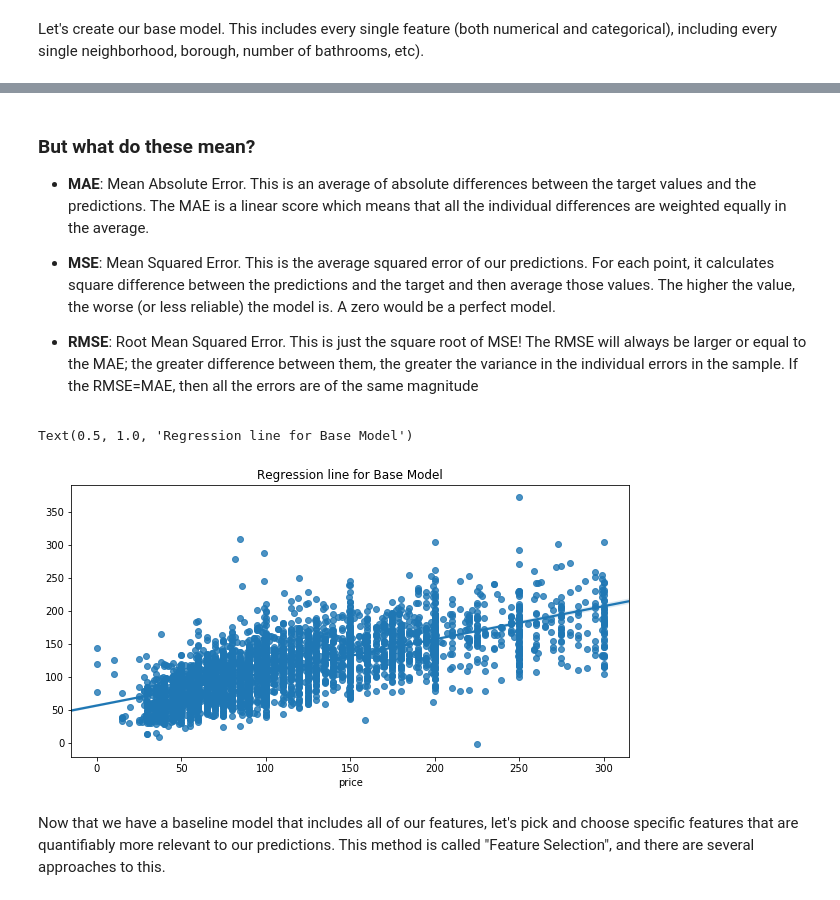
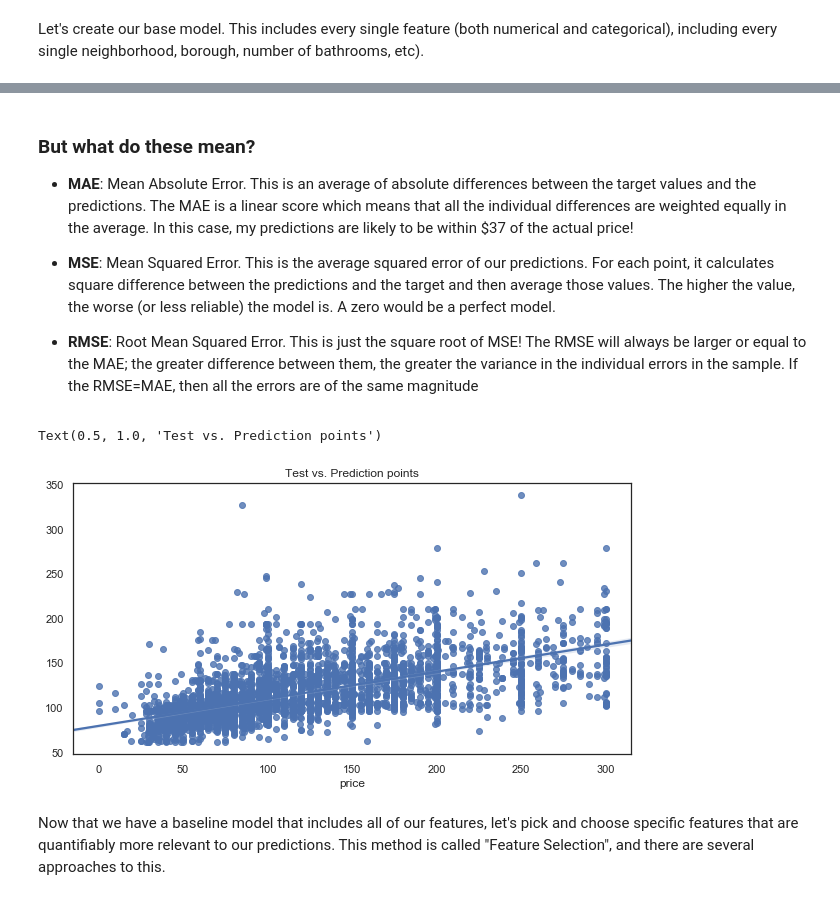
Before and after one commit to softserveslayer/airbnb_price_predictions, a Jupyter notebook: Test_airbnb_no_cleaning_fee.ipynb, the cells around one changed output, grey strips where cells are left out. Saved outputs shown, nothing was run; the diff lists cells and outputs as text; code cells hidden in the pictures.

```diff
--- a/Test_airbnb_no_cleaning_fee.ipynb
+++ b/Test_airbnb_no_cleaning_fee.ipynb
@@ -124,11 +143,11 @@ Name: price, dtype: float64
 Turns out it was because there a few outliers for people who listed their homes for thousands of dollars - so let's limit the listings to those under 300 dollars (still well above 75% of all listings), all neighborhoods that have less than 100 listings, and all property types that have less than 50 listings.
 # %%
 #Takes all neighborhoods with more than 200 listings
-airbnb = airbnb.groupby('neighbourhood').filter(lambda x: len(x) >= 100)
+airbnb = airbnb.groupby('neighbourhood').filter(lambda x: len(x) >= 50)
 #Takes all property types with more than 50 listings
-airbnb = airbnb.groupby('property_type').filter(lambda x: len(x) >= 50)
+airbnb = airbnb.groupby('property_type').filter(lambda x: len(x) >= 20)
 #Only list properties that are $300 or less, which would include over 75% of our entire dataset.
-airbnb = airbnb[airbnb['price'] <= 300]
+airbnb = airbnb[airbnb['price'] <= 500]
 # %%
 airbnb.price.describe()
 # %% [output]
@@ -161,6 +185,6 @@ This will give us an idea of how each feature might impact our price predictions
 import seaborn as sns
 import matplotlib.pyplot as plt
 # sns.boxplot(y='price', x='property_type', data = airbnb.loc[airbnb['price'] <= 500.00])
-sns.boxplot(y='price', x='property_type', data = airbnb)
-plt.rcParams['figure.figsize']=(10,5)
+sns.boxplot(y='price', x='property_type', data = airbnb).set_title("Price ranges for Property Type")
+plt.rcParams['figure.figsize']=(20,10)
 # %% [output]
@@ -240,8 +263,10 @@ Because Regression Analysis can only use Numerical Values (because you can't cha
 neighborhoods = pd.get_dummies(airbnb["neighbourhood"], prefix="hood", drop_first = True)
 boroughs = pd.get_dummies(airbnb['borough'], prefix = "borough", drop_first = True)
 property_type = pd.get_dummies(airbnb['property_type'], prefix = "type", drop_first = True)
-beds = pd.get_dummies(airbnb['beds'], prefix = "beds", drop_first = True)
-bathrooms = pd.get_dummies(airbnb['bathrooms'], prefix = "bathrooms", drop_first = True)
+beds = airbnb['beds']
+bathrooms = airbnb['bathrooms']
+# beds = pd.get_dummies(airbnb['beds'], prefix = "beds", drop_first = True)
+# bathrooms = pd.get_dummies(airbnb['bathrooms'], prefix = "bathrooms", drop_first = True)
 price = airbnb['price']
 med_zillow_price = airbnb['med_zillow_price']
 accommodates = airbnb['accommodates']
@@ -363,6 +437,6 @@ Base RMSE:  44.302428789902606
 # %% [markdown]
 ### But what do these mean?
-* __MAE__: Mean Absolute Error. This is an average of absolute differences between the target values and the predictions. The MAE is a linear score which means that all the individual differences are weighted equally in the average.
+* __MAE__: Mean Absolute Error. This is an average of absolute differences between the target values and the predictions. The MAE is a linear score which means that all the individual differences are weighted equally in the average. In this case, my predictions are likely to be within $37 of the actual price!
 
 
 * __MSE__: Mean Squared Error. This is the average squared error of our predictions. For each point, it calculates square difference between the predictions and the target and then average those values. The higher the value, the worse (or less reliable) the model is. A zero would be a perfect model.
@@ -370,10 +444,10 @@ Base RMSE:  44.302428789902606
 
 * __RMSE__: Root Mean Squared Error. This is just the square root of MSE!  The RMSE will always be larger or equal to the MAE; the greater difference between them, the greater the variance in the individual errors in the sample. If the RMSE=MAE, then all the errors are of the same magnitude
 # %%
-sns.regplot(y_test, y_pred).set_title('Regression line for Base Model')
+sns.regplot(y_test, y_pred).set_title('Test vs. Prediction points')
 # %% [output]
-Text(0.5, 1.0, 'Regression line for Base Model')
+Text(0.5, 1.0, 'Test vs. Prediction points')
-[figure, old version]
+[figure, new version]
 # %% [markdown]
 Now that we have a baseline model that includes all of our features, let's pick and choose specific features that are quantifiably more relevant to our predictions. This method is called "Feature Selection", and there are several approaches to this.
 # %%
```
Also changed, not shown: parts of 51 cells of this notebook.
